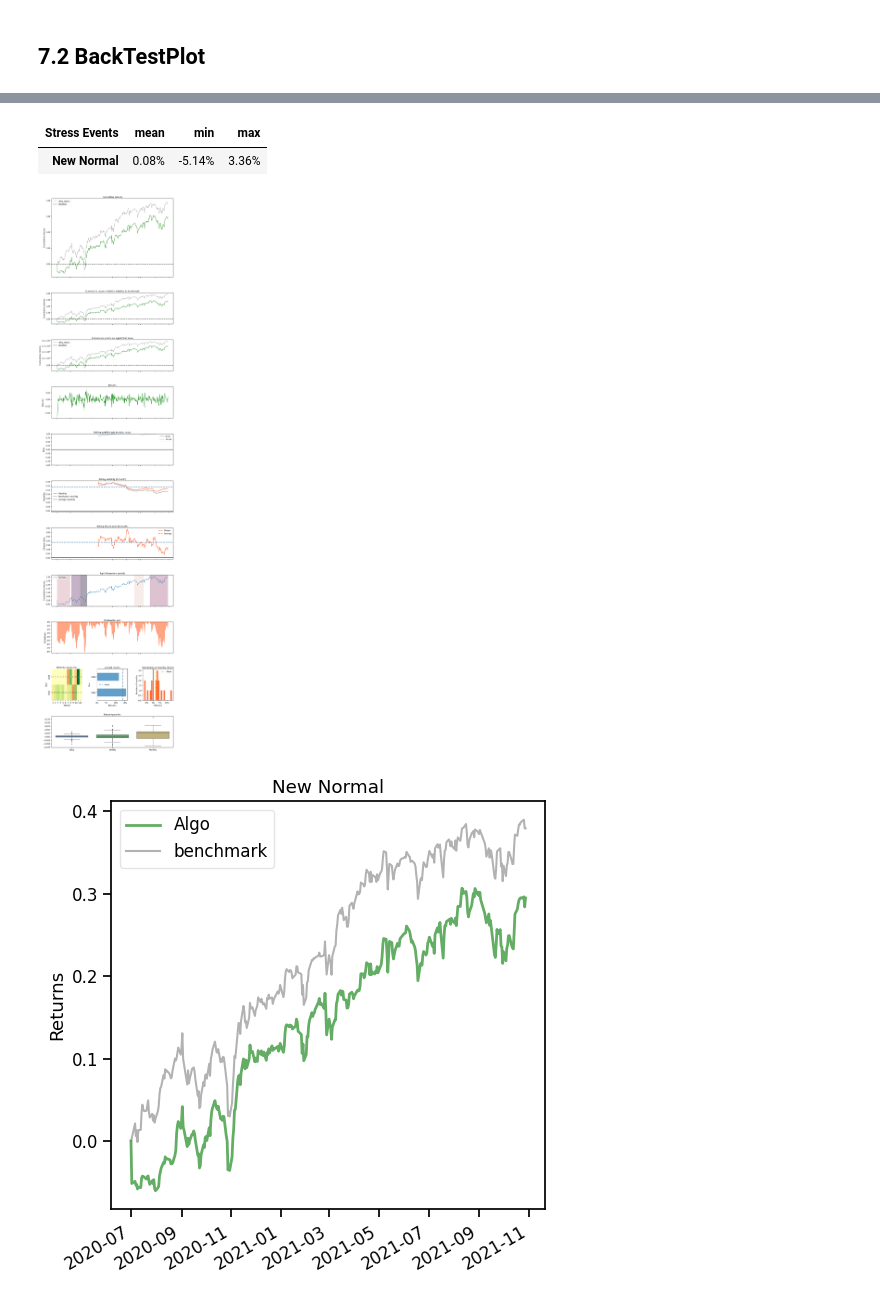
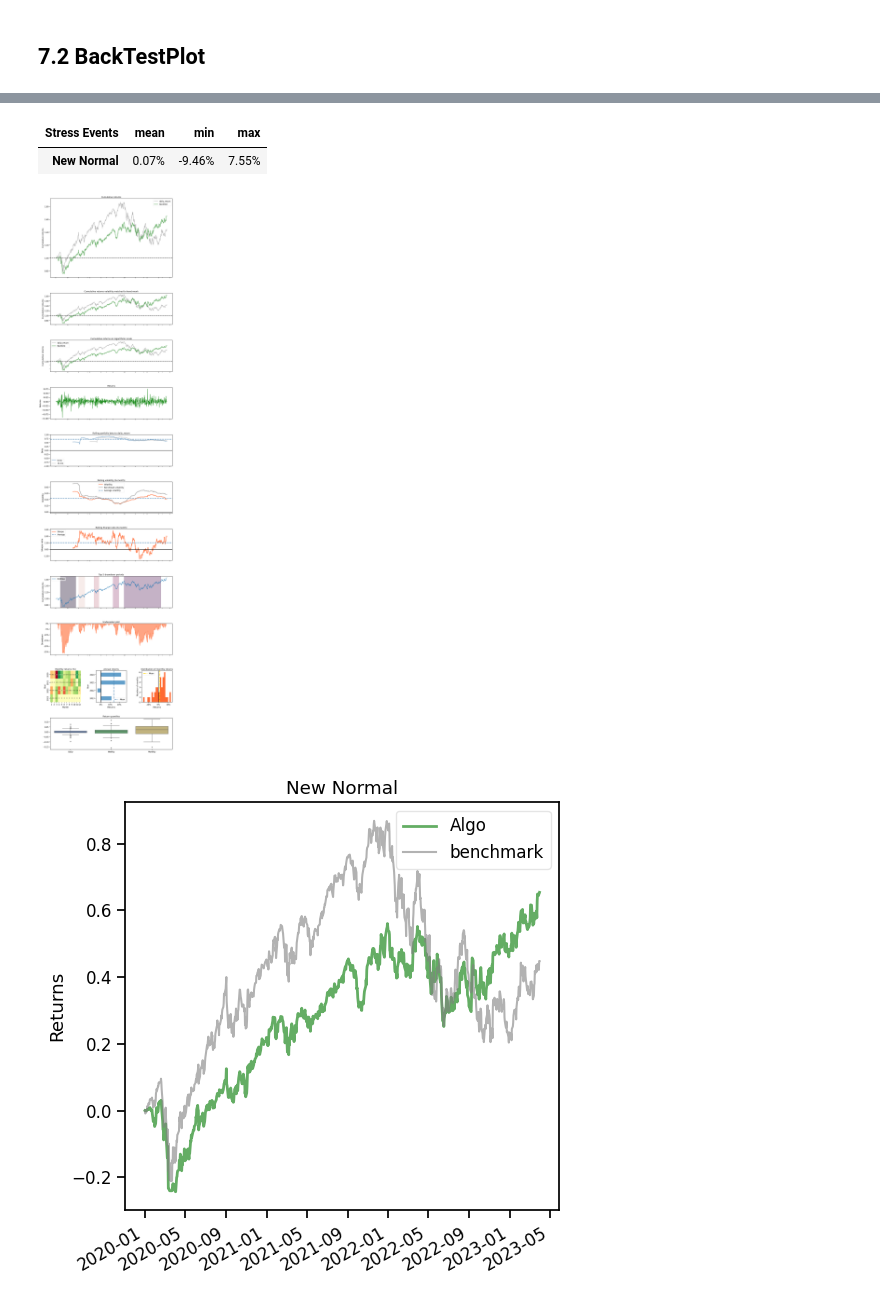
Before and after one commit to Hakiiiim/findrl_ray, a Jupyter notebook: Stock_NeurIPS2018_RLLib (1).ipynb, the cells around one changed output, grey strips where cells are left out. Drawn from its saved outputs; the diff is of its cells as text; code cells hidden in the pictures.

```diff
--- a/Stock_NeurIPS2018_RLLib (1).ipynb
+++ b/Stock_NeurIPS2018_RLLib (1).ipynb
@@ -362,7 +362,7 @@ while ep <= total_episodes:
     ep += 1
     bar.update(n=1)
     rwd = results[-1]['episode_reward_mean']
-    ep_total = results[-1]['episode_total']
+    ep_total = results[-1]['episodes_total']
     if ep % 5 == 0:
         print(f'Mean Rwd:{rwd}, Episodes:{ep_total}')
     if ep % 50 == 0:
@@ -541,5 +552,5 @@ register_env("finrl_trading", env_creator_trading)
 if use_ddppo:
     trainer = ppo.DDPPOTrainer(env='finrl_trading', config=config)
 else:
-    trainer = ppo.PPOTrainer(env='finrl_trading', config=config)
+    trainer = config.build(env='finrl_trading')
 # %% [output]
@@ -679,7 +705,7 @@ print("==============Compare to DJIA===========")
 # Dow Jones Index: ^DJI
 # NASDAQ 100: ^NDX
 backtest_plot(df_account_value,
-             baseline_ticker = '^DJI',
+             baseline_ticker = '^NDX',
              baseline_start = df_account_value.loc[0,'date'],
              baseline_end = df_account_value.loc[len(df_account_value)-1,'date'])
 # %% [output]
@@ -714,4 +740,4 @@ Shape of DataFrame:  (335, 8)
 | Stress Events | mean | min | max |
-| New Normal | 0.08% | -5.14% | 3.36% |
+| New Normal | 0.07% | -9.46% | 7.55% |
-[figure, old version]
+[figure, new version]
-[figure, old version]
+[figure, new version]
```
Also changed, not shown: parts of 19 cells of this notebook, 6 other files.
